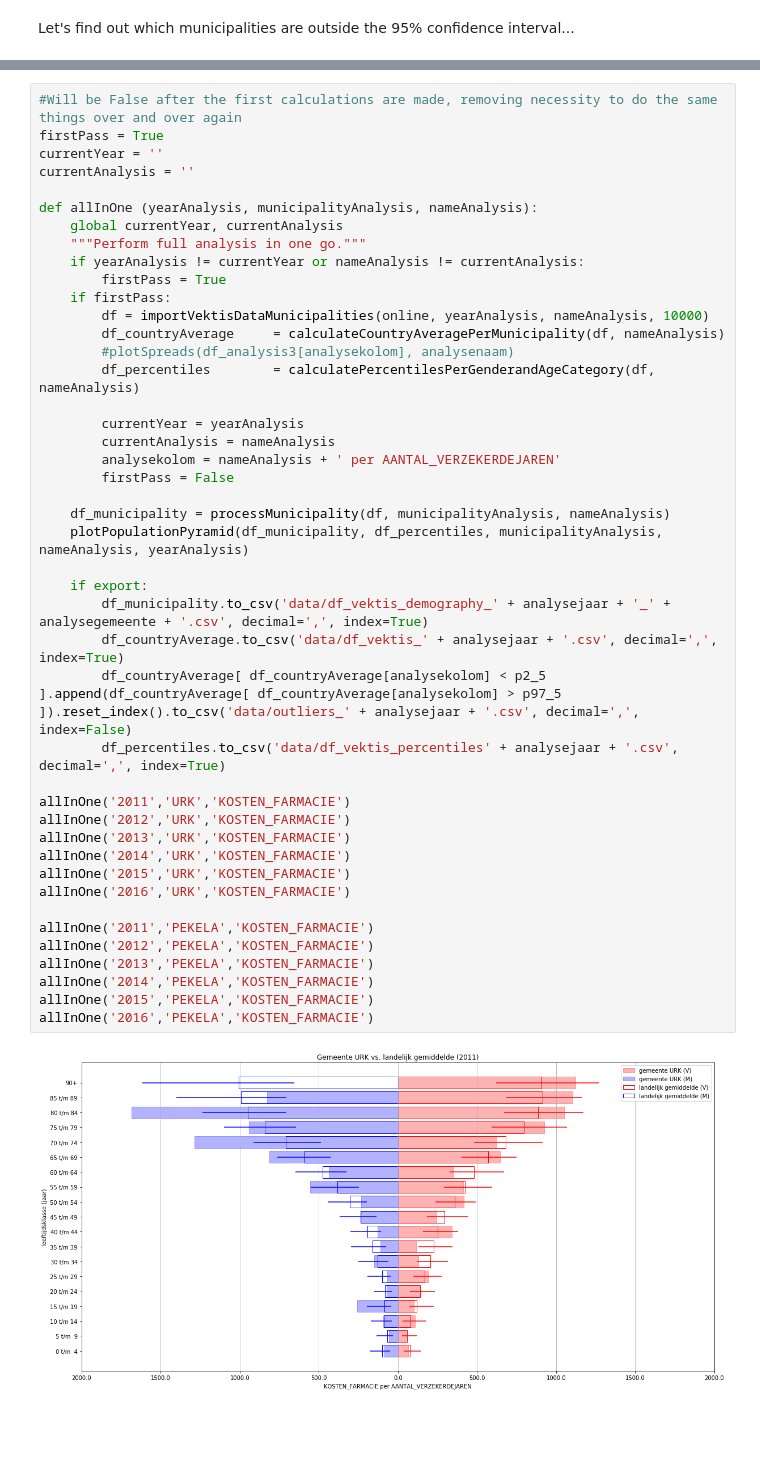
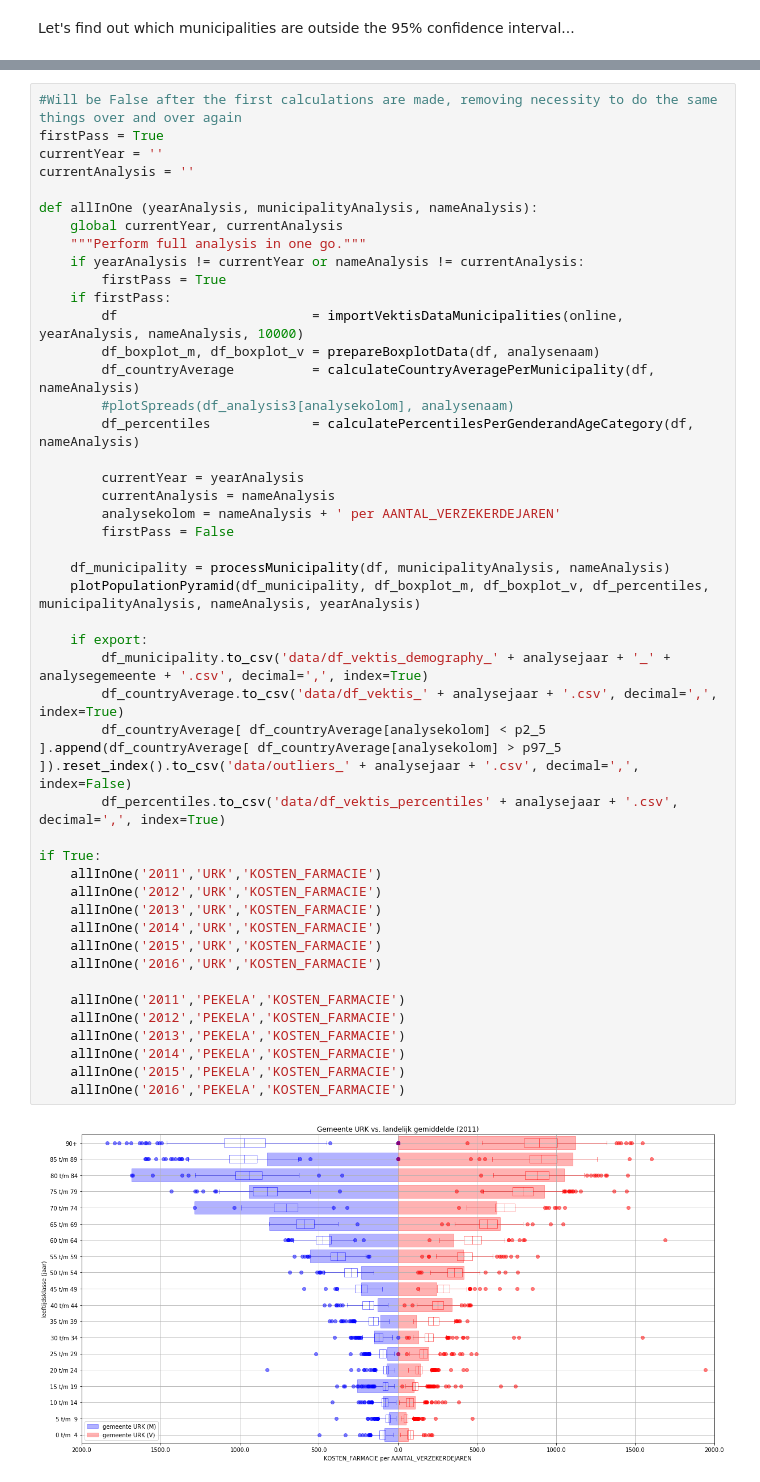
Before and after one commit to bokhove/Vektis, a Jupyter notebook: 1.Vektis Open data demography.ipynb, the cells around one changed output, grey strips where cells are left out. Drawn from its saved outputs; the diff is of its cells as text; blank space fills up the shorter version.

```diff
--- a/1.Vektis Open data demography.ipynb
+++ b/1.Vektis Open data demography.ipynb
@@ -322,46 +341,48 @@ plotPopulationPyramid(df_analysis1, df_analysis6, analysegemeente, analysenaam,
 # %%
 #Will be False after the first calculations are made, removing necessity to do the same things over and over again
 firstPass = True
 currentYear = ''
 currentAnalysis = ''
 
 def allInOne (yearAnalysis, municipalityAnalysis, nameAnalysis):
     global currentYear, currentAnalysis
     """Perform full analysis in one go."""
     if yearAnalysis != currentYear or nameAnalysis != currentAnalysis:
         firstPass = True
     if firstPass:
-        df = importVektisDataMunicipalities(online, yearAnalysis, nameAnalysis, 10000)
-        df_countryAverage     = calculateCountryAveragePerMunicipality(df, nameAnalysis)
+        df                         = importVektisDataMunicipalities(online, yearAnalysis, nameAnalysis, 10000)
+        df_boxplot_m, df_boxplot_v = prepareBoxplotData(df, analysenaam)
+        df_countryAverage          = calculateCountryAveragePerMunicipality(df, nameAnalysis)
         #plotSpreads(df_analysis3[analysekolom], analysenaam)
-        df_percentiles        = calculatePercentilesPerGenderandAgeCategory(df, nameAnalysis)
+        df_percentiles             = calculatePercentilesPerGenderandAgeCategory(df, nameAnalysis)
 
         currentYear = yearAnalysis
         currentAnalysis = nameAnalysis
         analysekolom = nameAnalysis + ' per AANTAL_VERZEKERDEJAREN'
         firstPass = False
 
     df_municipality = processMunicipality(df, municipalityAnalysis, nameAnalysis)
-    plotPopulationPyramid(df_municipality, df_percentiles, municipalityAnalysis, nameAnalysis, yearAnalysis)
+    plotPopulationPyramid(df_municipality, df_boxplot_m, df_boxplot_v, df_percentiles, municipalityAnalysis, nameAnalysis, yearAnalysis)
 
     if export:
         df_municipality.to_csv('data/df_vektis_demography_' + analysejaar + '_' + analysegemeente + '.csv', decimal=',', index=True)
         df_countryAverage.to_csv('data/df_vektis_' + analysejaar + '.csv', decimal=',', index=True)
         df_countryAverage[ df_countryAverage[analysekolom] < p2_5 ].append(df_countryAverage[ df_countryAverage[analysekolom] > p97_5 ]).reset_index().to_csv('data/outliers_' + analysejaar + '.csv', decimal=',', index=False)
         df_percentiles.to_csv('data/df_vektis_percentiles' + analysejaar + '.csv', decimal=',', index=True)
 
-allInOne('2011','URK','KOSTEN_FARMACIE')
-allInOne('2012','URK','KOSTEN_FARMACIE')
-allInOne('2013','URK','KOSTEN_FARMACIE')
-allInOne('2014','URK','KOSTEN_FARMACIE')
-allInOne('2015','URK','KOSTEN_FARMACIE')
-allInOne('2016','URK','KOSTEN_FARMACIE')
+if True:
+    allInOne('2011','URK','KOSTEN_FARMACIE')
+    allInOne('2012','URK','KOSTEN_FARMACIE')
+    allInOne('2013','URK','KOSTEN_FARMACIE')
+    allInOne('2014','URK','KOSTEN_FARMACIE')
+    allInOne('2015','URK','KOSTEN_FARMACIE')
+    allInOne('2016','URK','KOSTEN_FARMACIE')
 
-allInOne('2011','PEKELA','KOSTEN_FARMACIE')
-allInOne('2012','PEKELA','KOSTEN_FARMACIE')
-allInOne('2013','PEKELA','KOSTEN_FARMACIE')
-allInOne('2014','PEKELA','KOSTEN_FARMACIE')
-allInOne('2015','PEKELA','KOSTEN_FARMACIE')
-allInOne('2016','PEKELA','KOSTEN_FARMACIE')
+    allInOne('2011','PEKELA','KOSTEN_FARMACIE')
+    allInOne('2012','PEKELA','KOSTEN_FARMACIE')
+    allInOne('2013','PEKELA','KOSTEN_FARMACIE')
+    allInOne('2014','PEKELA','KOSTEN_FARMACIE')
+    allInOne('2015','PEKELA','KOSTEN_FARMACIE')
+    allInOne('2016','PEKELA','KOSTEN_FARMACIE')
 # %% [output]
-[figure, old version]
+[figure, new version]
```
Also changed, not shown: parts of 8 cells of this notebook.
